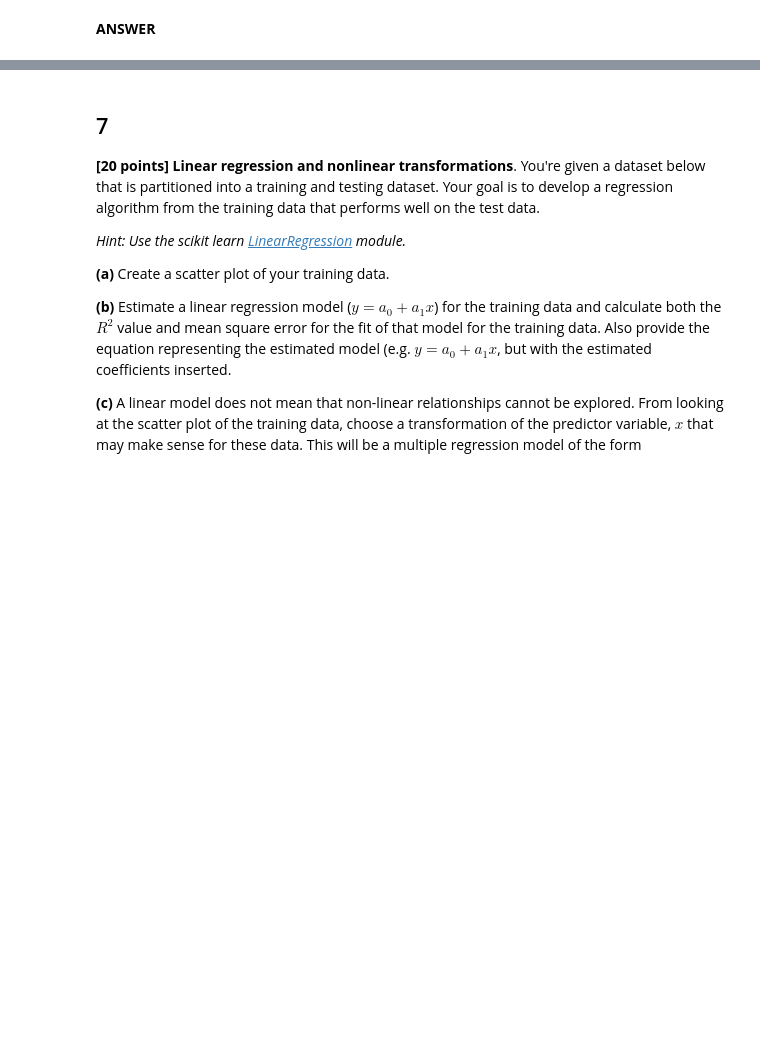
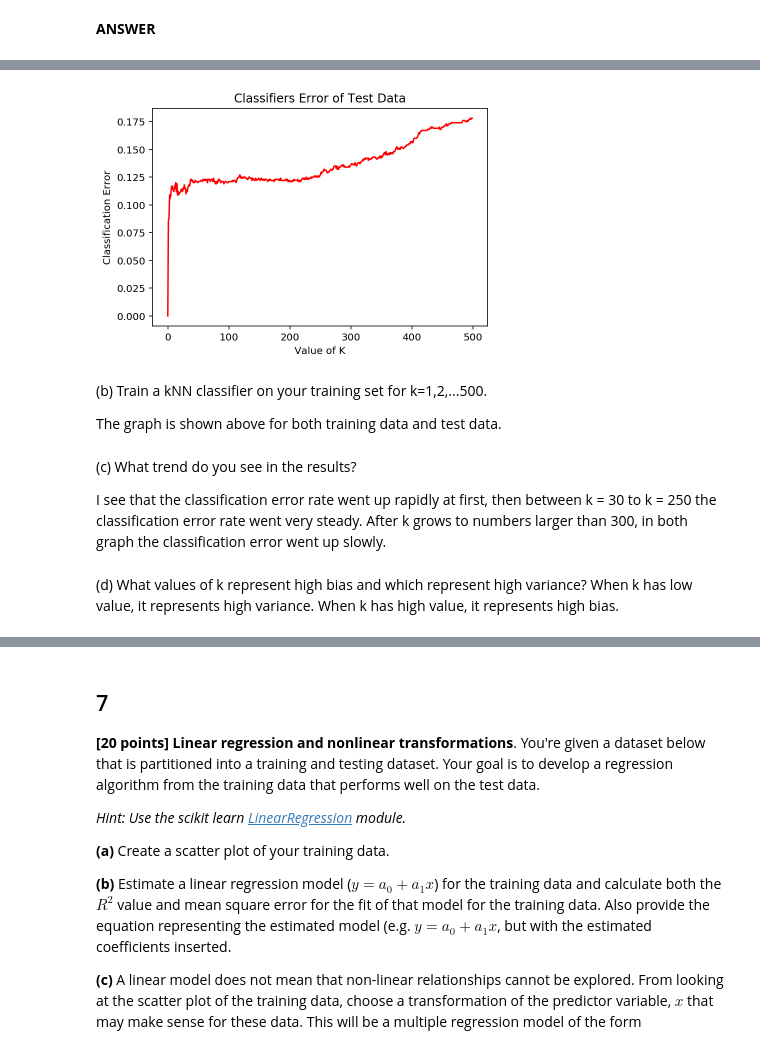
Before and after one commit to y-ke/machine-learning-course, a Jupyter notebook: Assignment 2.ipynb, the cells around one changed output, grey strips where cells are left out. Cells and saved outputs as stored; diff of their text form; code cells hidden in the pictures; blank space fills up the shorter version.

```diff
--- a/Assignment 2.ipynb
+++ b/Assignment 2.ipynb
@@ -483,0 +489,28 @@ AttributeError: 'list' object has no attribute 'reshape'
+# %%
+clf_err_te = []
+
+for k in range(1,501):
+    knc = KNeighborsClassifier(n_neighbors=k)
+    knc.fit(x_te, y_te)
+    y_hat_te = knc.predict(x_te)
+    clf_err_te.append(1 - accuracy_score(y_te, y_hat_te))
+
+plt.plot(clf_err_te,c = 'red')
+plt.xlabel('Value of K')
+plt.ylabel('Classification Error')
+plt.title("Classifiers Error of Test Data")
+plt.show()
+# %% [output]
+[figure, added]
+# %% [markdown]
+(b) Train a kNN classifier on your training set for  k=1,2,...500.
+
+The graph is shown above for both training data and test data.
+# %% [markdown]
+(c) What trend do you see in the results?
+
+I see that the classification error rate went up rapidly at first, then between k = 30 to k = 250 the classification error rate went very steady. After k grows to numbers larger than 300, in both graph the classification error went up slowly.
+# %% [markdown]
+(d) What values of k represent high bias and which represent high variance?
+When k has low value, it represents high variance.
+When k has high value, it represents high bias.
```
Also changed, not shown: parts of 4 cells of this notebook.
